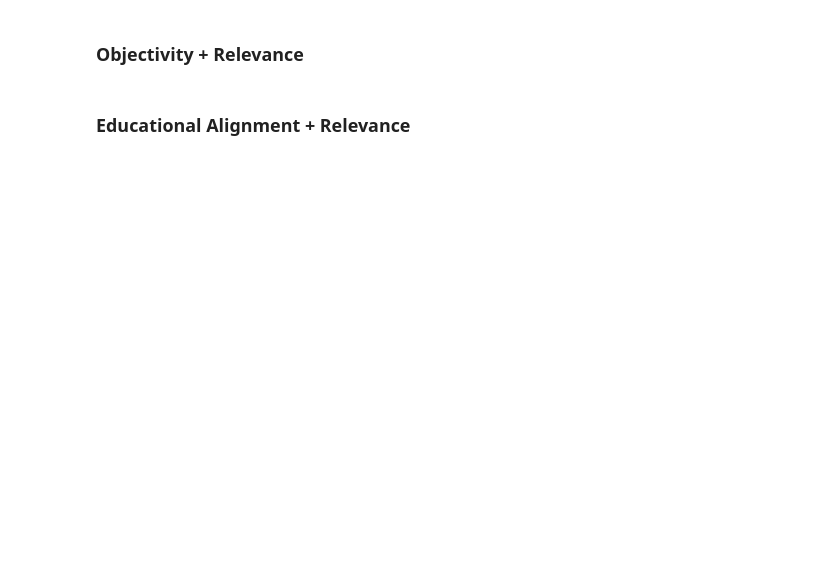
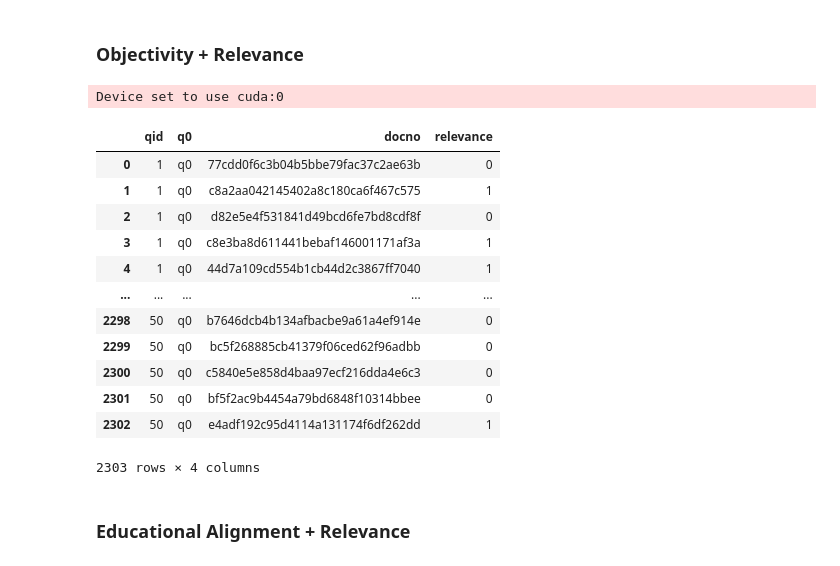
Before and after one commit to SOLandChildren/ChildCenteredEvaluation, a Jupyter notebook: code/kid_friend_preprocessing.ipynb, the cells around one changed output. Drawn from its saved outputs; the diff is of its cells as text; code cells hidden in the pictures; blank space fills up the shorter version.

```diff
--- a/code/kid_friend_preprocessing.ipynb
+++ b/code/kid_friend_preprocessing.ipynb
@@ -355,4 +326,50 @@ c5ae52e73e074098ba049a1af466ec1b -1.0
 # %% [markdown]
 ### Objectivity + Relevance
+# %%
+import json
+import pandas as pd
+from utils import pred_obj
+from tqdm import tqdm
+
+lines = []
+with open(r'../data/kid-friend-en/en/inputs/documents.jsonl') as f:
+    lines = f.read().splitlines()
+
+line_dicts = [json.loads(line) for line in lines]
+corpus = pd.DataFrame(line_dicts)
+corpus.drop_duplicates(inplace=True,ignore_index=True)
+corpus["obj_prob"] = pred_obj(list(corpus["snippet"]))
+
+# corpus.head()
+
+qrels_df = pd.read_csv("../data/kid-friend-en/en/qrels/qrels-relevance-binary.csv")
+obj_relevance = []
+issue_docs = []
+
+for _, row in tqdm(qrels_df.iterrows(), total=len(qrels_df)):
+    qid = row["qid"]
+    docid = row["docno"]
+    relevance = row["relevance"]
+    objectivity = list(corpus.loc[corpus["docno"]==docid]["obj_prob"])[0]
+    obj_relevance.append([qid, "q0", docid, relevance*objectivity])
+
+qrels_objectivity_df = pd.DataFrame(obj_relevance, columns=["qid", "q0", "docno", "relevance"])
+qrels_objectivity_df.to_csv("../data/kid-friend-en/en/qrels/qrels-objectivity-binary.csv", index=False)
+qrels_objectivity_df
+# %% [output]
+Device set to use cuda:0
+|  | qid | q0 | docno | relevance |
+| 0 | 1 | q0 | 77cdd0f6c3b04b5bbe79fac37c2ae63b | 0 |
+| 1 | 1 | q0 | c8a2aa042145402a8c180ca6f467c575 | 1 |
+| 2 | 1 | q0 | d82e5e4f531841d49bcd6fe7bd8cdf8f | 0 |
+| 3 | 1 | q0 | c8e3ba8d611441bebaf146001171af3a | 1 |
+| 4 | 1 | q0 | 44d7a109cd554b1cb44d2c3867ff7040 | 1 |
+| ... | ... | ... | ... | ... |
+| 2298 | 50 | q0 | b7646dcb4b134afbacbe9a61a4ef914e | 0 |
+| 2299 | 50 | q0 | bc5f268885cb41379f06ced62f96adbb | 0 |
+| 2300 | 50 | q0 | c5840e5e858d4baa97ecf216dda4e6c3 | 0 |
+| 2301 | 50 | q0 | bf5f2ac9b4454a79bd6848f10314bbee | 0 |
+| 2302 | 50 | q0 | e4adf192c95d4114a131174f6df262dd | 1 |
+2303 rows × 4 columns
 # %% [markdown]
 ### Educational Alignment + Relevance
```
Also changed, not shown: parts of 15 cells of this notebook, 36 other files.
